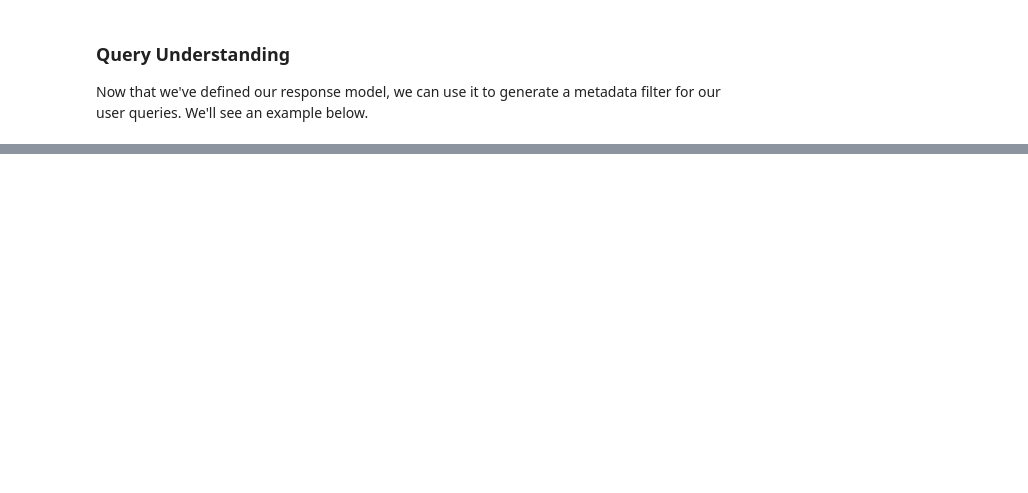
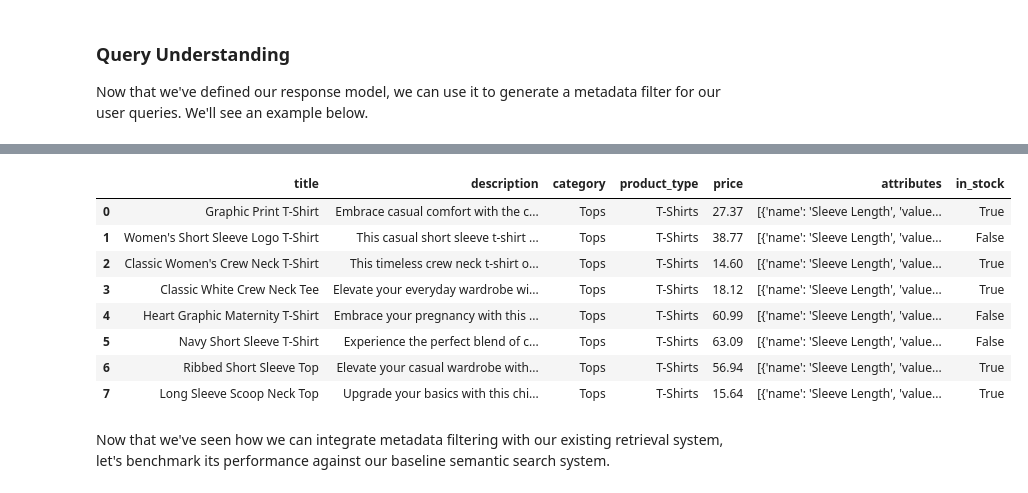
Before and after one commit to 567-labs/ai-engineering-summit, a Jupyter notebook: 3. Metadata-Enhanced Retrieval.ipynb, the cells around one changed output, grey strips where cells are left out. Drawn from its saved outputs; the diff is of its cells as text; code cells hidden in the pictures; blank space fills up the shorter version.

```diff
--- a/3. Metadata-Enhanced Retrieval.ipynb
+++ b/3. Metadata-Enhanced Retrieval.ipynb
@@ -313,6 +137,0 @@ We can see that the filter is working as expected. Let's now apply this new filt
-# %%
-import json
-
-# Load in queries that we generated previously
-with open("queries.json", "r") as f:
-    queries = [json.loads(line) for line in f]
@@ -504,0 +191,4 @@ Most importantly, we've been able to quantify the improvement in our retrieval a
+# %%
+query = "I'm looking for a t-shirt suitable for summer that's got a short sleeve"
+resp = await extract_query_filters(client, query)
+print(resp)
@@ -504,0 +265,38 @@ Most importantly, we've been able to quantify the improvement in our retrieval a
+# %%
+# Define test query and setup clients
+test_query = "I want a t-shirt that is at most 70 bucks"
+client = instructor.from_openai(AsyncOpenAI())
+
+# Connect to database
+db = connect("./lancedb")
+table = db.open_table("items")
+
+# Generate filters and retrieve results
+generated_filter = await extract_query_filters(client, test_query)
+results = retrieve_and_filter(test_query, table, generated_filter)
+
+# Display results as dataframe
+pd.DataFrame(results).loc[
+    :,
+    [
+        "title",
+        "description",
+        "category",
+        "product_type",
+        "price",
+        "attributes",
+        "in_stock",
+    ],
+]
+# %% [output]
+|  | title | description | category | product_type | price | attributes | in_stock |
+| 0 | Graphic Print T-Shirt | Embrace casual comfort with the c... | Tops | T-Shirts | 27.37 | [{'name': 'Sleeve Length', 'value... | True |
+| 1 | Women's Short Sleeve Logo T-Shirt | This casual short sleeve t-shirt ... | Tops | T-Shirts | 38.77 | [{'name': 'Sleeve Length', 'value... | False |
+| 2 | Classic Women's Crew Neck T-Shirt | This timeless crew neck t-shirt o... | Tops | T-Shirts | 14.60 | [{'name': 'Sleeve Length', 'value... | True |
+| 3 | Classic White Crew Neck Tee | Elevate your everyday wardrobe wi... | Tops | T-Shirts | 18.12 | [{'name': 'Sleeve Length', 'value... | True |
+| 4 | Heart Graphic Maternity T-Shirt | Embrace your pregnancy with this ... | Tops | T-Shirts | 60.99 | [{'name': 'Sleeve Length', 'value... | False |
+| 5 | Navy Short Sleeve T-Shirt | Experience the perfect blend of c... | Tops | T-Shirts | 63.09 | [{'name': 'Sleeve Length', 'value... | False |
+| 6 | Ribbed Short Sleeve Top | Elevate your casual wardrobe with... | Tops | T-Shirts | 56.94 | [{'name': 'Sleeve Length', 'value... | True |
+| 7 | Long Sleeve Scoop Neck Top | Upgrade your basics with this chi... | Tops | T-Shirts | 15.64 | [{'name': 'Sleeve Length', 'value... | True |
+# %% [markdown]
+Now that we've seen how we can integrate metadata filtering with our existing retrieval system, let's benchmark its performance against our baseline semantic search system.
```
Also changed, not shown: parts of 59 cells of this notebook, 4 other files.
